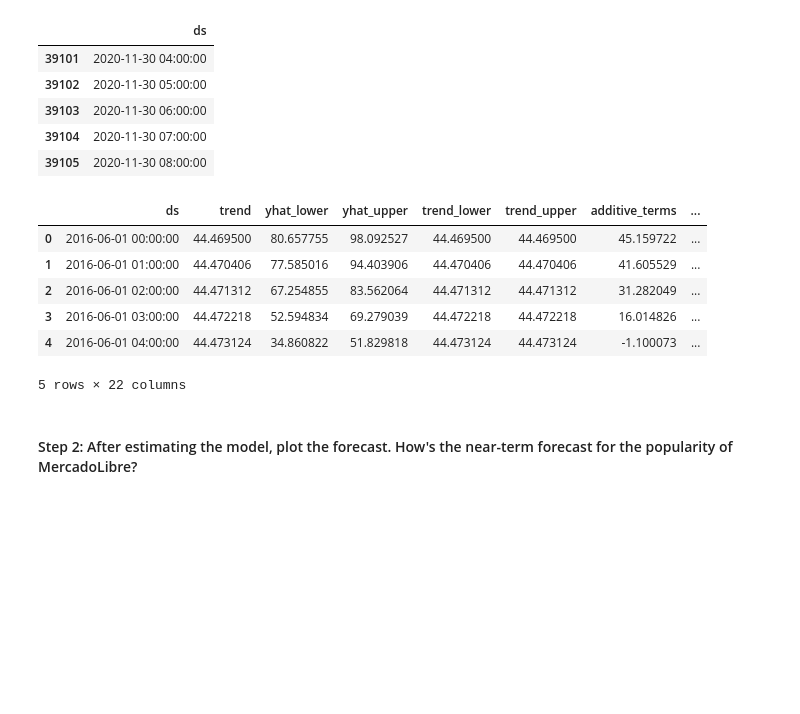
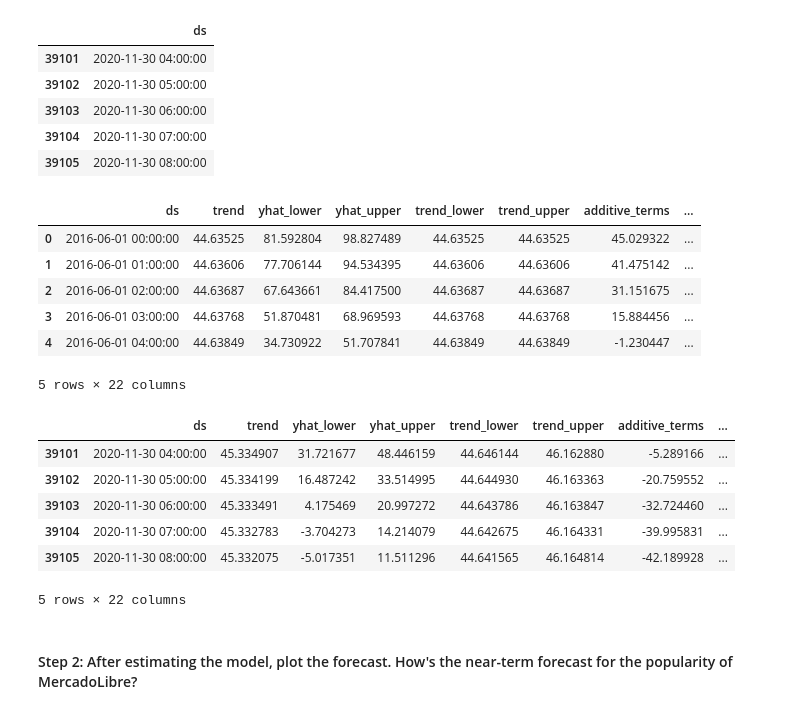
Before and after one commit to afine5/prophet-challenge, a Jupyter notebook: forecasting_net_prophet.ipynb, the cells around one changed output. Drawn from its saved outputs; the diff is of its cells as text; code cells hidden in the pictures; blank space fills up the shorter version.

```diff
--- a/forecasting_net_prophet.ipynb
+++ b/forecasting_net_prophet.ipynb
@@ -433,15 +437,17 @@ Now, you need to produce a time series model that analyzes and forecasts pattern
 #### Step 1: Set up the Google search data for a Prophet forecasting model.
 # %%
 # Using the df_mercado_trends DataFrame, reset the index so the date information is no longer the index
-
+df_mercado_trends.reset_index(inplace=True)
 
 # Label the columns ds and y so that the syntax is recognized by Prophet
-
+prophet_df = df_mercado_trends.rename(columns={'Date': 'ds', 'Search Trends': 'y'})
 
 # Drop an NaN values from the prophet_df DataFrame
-
+prophet_df.dropna(inplace=True)
 
 # View the first and last five rows of the mercado_prophet_df DataFrame
+display(prophet_df.head())
+display(prophet_df.tail())
 # %% [output]
 |  | ds | y |
 | 0 | 2016-06-01 00:00:00 | 97 |
@@ -457,4 +463,6 @@ Now, you need to produce a time series model that analyzes and forecasts pattern
 | 37105 | 2020-09-08 00:00:00 | 96 |
 # %%
 # Call the Prophet function, store as an object
+model = Prophet()
+model.fit(prophet_df)
 # %% [output]
@@ -475,9 +472,10 @@ INFO:cmdstanpy:Chain [1] done processing
 # %%
 # Create a future dataframe to hold predictions
 # Make the prediction go out as far as 2000 hours (approx 80 days)
-
+future_mercado_trends = model.make_future_dataframe(periods=2000, freq='H')
 
 # View the last five rows of the future_mercado_trends DataFrame
+display(future_mercado_trends.tail())
 # %% [output]
 |  | ds |
 | 39101 | 2020-11-30 04:00:00 |
@@ -487,17 +485,26 @@ INFO:cmdstanpy:Chain [1] done processing
 | 39105 | 2020-11-30 08:00:00 |
 # %%
 # Make the predictions for the trend data using the future_mercado_trends DataFrame
-
+forecast = model.predict(future_mercado_trends)
 
 # Display the first five rows of the forecast_mercado_trends DataFrame
+display(forecast.head())
+display(forecast.tail())
 # %% [output]
 |  | ds | trend | yhat_lower | yhat_upper | trend_lower | trend_upper | additive_terms | ... |
-| 0 | 2016-06-01 00:00:00 | 44.469500 | 80.657755 | 98.092527 | 44.469500 | 44.469500 | 45.159722 | ... |
-| 1 | 2016-06-01 01:00:00 | 44.470406 | 77.585016 | 94.403906 | 44.470406 | 44.470406 | 41.605529 | ... |
-| 2 | 2016-06-01 02:00:00 | 44.471312 | 67.254855 | 83.562064 | 44.471312 | 44.471312 | 31.282049 | ... |
-| 3 | 2016-06-01 03:00:00 | 44.472218 | 52.594834 | 69.279039 | 44.472218 | 44.472218 | 16.014826 | ... |
-| 4 | 2016-06-01 04:00:00 | 44.473124 | 34.860822 | 51.829818 | 44.473124 | 44.473124 | -1.100073 | ... |
+| 0 | 2016-06-01 00:00:00 | 44.63525 | 81.592804 | 98.827489 | 44.63525 | 44.63525 | 45.029322 | ... |
+| 1 | 2016-06-01 01:00:00 | 44.63606 | 77.706144 | 94.534395 | 44.63606 | 44.63606 | 41.475142 | ... |
+| 2 | 2016-06-01 02:00:00 | 44.63687 | 67.643661 | 84.417500 | 44.63687 | 44.63687 | 31.151675 | ... |
+| 3 | 2016-06-01 03:00:00 | 44.63768 | 51.870481 | 68.969593 | 44.63768 | 44.63768 | 15.884456 | ... |
+| 4 | 2016-06-01 04:00:00 | 44.63849 | 34.730922 | 51.707841 | 44.63849 | 44.63849 | -1.230447 | ... |
 5 rows × 22 columns
+|  | ds | trend | yhat_lower | yhat_upper | trend_lower | trend_upper | additive_terms | ... |
+| 39101 | 2020-11-30 04:00:00 | 45.334907 | 31.721677 | 48.446159 | 44.646144 | 46.162880 | -5.289166 | ... |
+| 39102 | 2020-11-30 05:00:00 | 45.334199 | 16.487242 | 33.514995 | 44.644930 | 46.163363 | -20.759552 | ... |
+| 39103 | 2020-11-30 06:00:00 | 45.333491 | 4.175469 | 20.997272 | 44.643786 | 46.163847 | -32.724460 | ... |
+| 39104 | 2020-11-30 07:00:00 | 45.332783 | -3.704273 | 14.214079 | 44.642675 | 46.164331 | -39.995831 | ... |
+| 39105 | 2020-11-30 08:00:00 | 45.332075 | -5.017351 | 11.511296 | 44.641565 | 46.164814 | -42.189928 | ... |
+5 rows × 22 columns
 # %% [markdown]
 #### Step 2: After estimating the model, plot the forecast. How's the near-term forecast for the popularity of MercadoLibre?
 # %%
```
Also changed, not shown: parts of 8 cells of this notebook.
